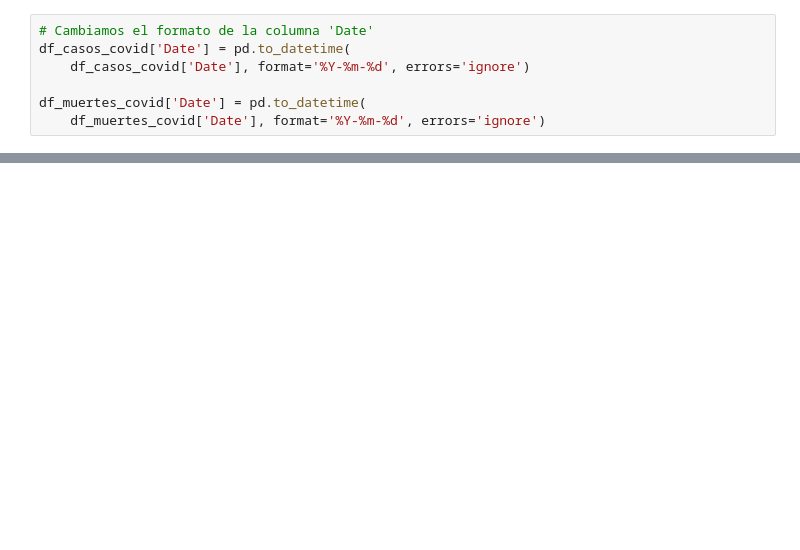
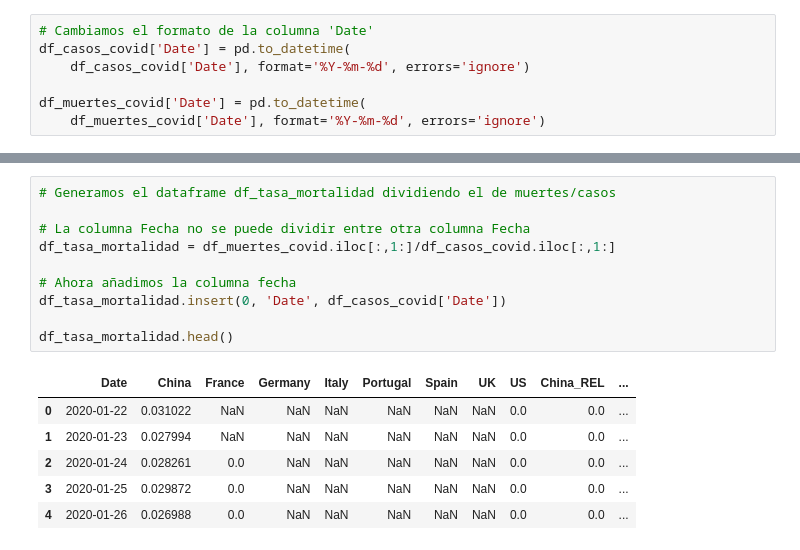
Before and after one commit to JotaBlanco/TheValley, a Jupyter notebook: Notebooks/02-analisis-exploratorio-visual/EJERCICIO_3___EDA_Visual_Covid.ipynb, the cells around one changed output, grey strips where cells are left out. Cells and saved outputs as stored; diff of their text form; blank space fills up the shorter version.

```diff
--- a/Notebooks/02-analisis-exploratorio-visual/EJERCICIO_3___EDA_Visual_Covid.ipynb
+++ b/Notebooks/02-analisis-exploratorio-visual/EJERCICIO_3___EDA_Visual_Covid.ipynb
@@ -865,0 +114,17 @@ profile_fifa19.to_file(output_file="/content/drive/My Drive/Data/Fifa19 Informe
+# %%
+# Generamos el dataframe df_tasa_mortalidad dividiendo el de muertes/casos
+
+# La columna Fecha no se puede dividir entre otra columna Fecha
+df_tasa_mortalidad = df_muertes_covid.iloc[:,1:]/df_casos_covid.iloc[:,1:]
+
+# Ahora añadimos la columna fecha
+df_tasa_mortalidad.insert(0, 'Date', df_casos_covid['Date'])
+
+df_tasa_mortalidad.head()
+# %% [output]
+|  | Date | China | France | Germany | Italy | Portugal | Spain | UK | US | China_REL | ... |
+| 0 | 2020-01-22 | 0.031022 | NaN | NaN | NaN | NaN | NaN | NaN | 0.0 | 0.0 | ... |
+| 1 | 2020-01-23 | 0.027994 | NaN | NaN | NaN | NaN | NaN | NaN | 0.0 | 0.0 | ... |
+| 2 | 2020-01-24 | 0.028261 | 0.0 | NaN | NaN | NaN | NaN | NaN | 0.0 | 0.0 | ... |
+| 3 | 2020-01-25 | 0.029872 | 0.0 | NaN | NaN | NaN | NaN | NaN | 0.0 | 0.0 | ... |
+| 4 | 2020-01-26 | 0.026988 | 0.0 | NaN | NaN | NaN | NaN | NaN | 0.0 | 0.0 | ... |
```
Also changed, not shown: parts of 130 cells of this notebook.
